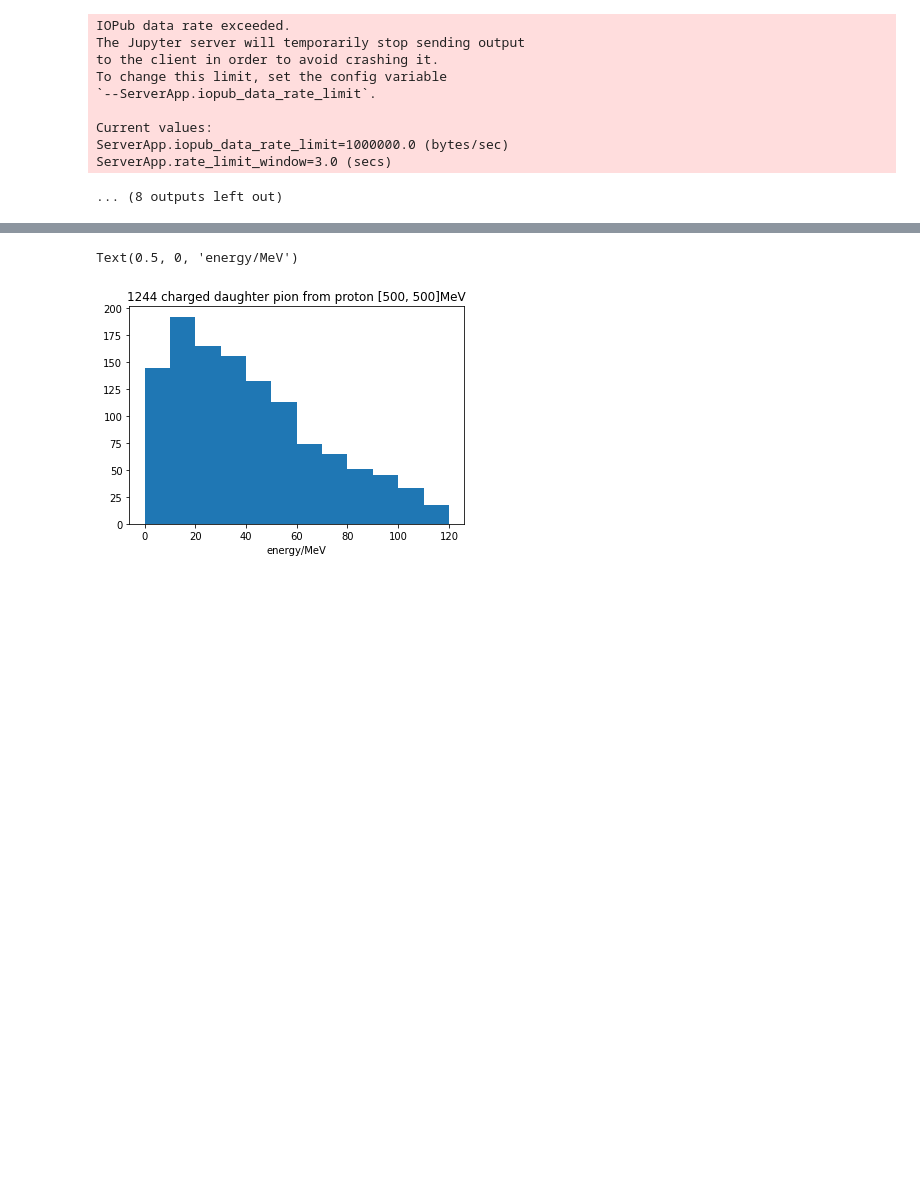
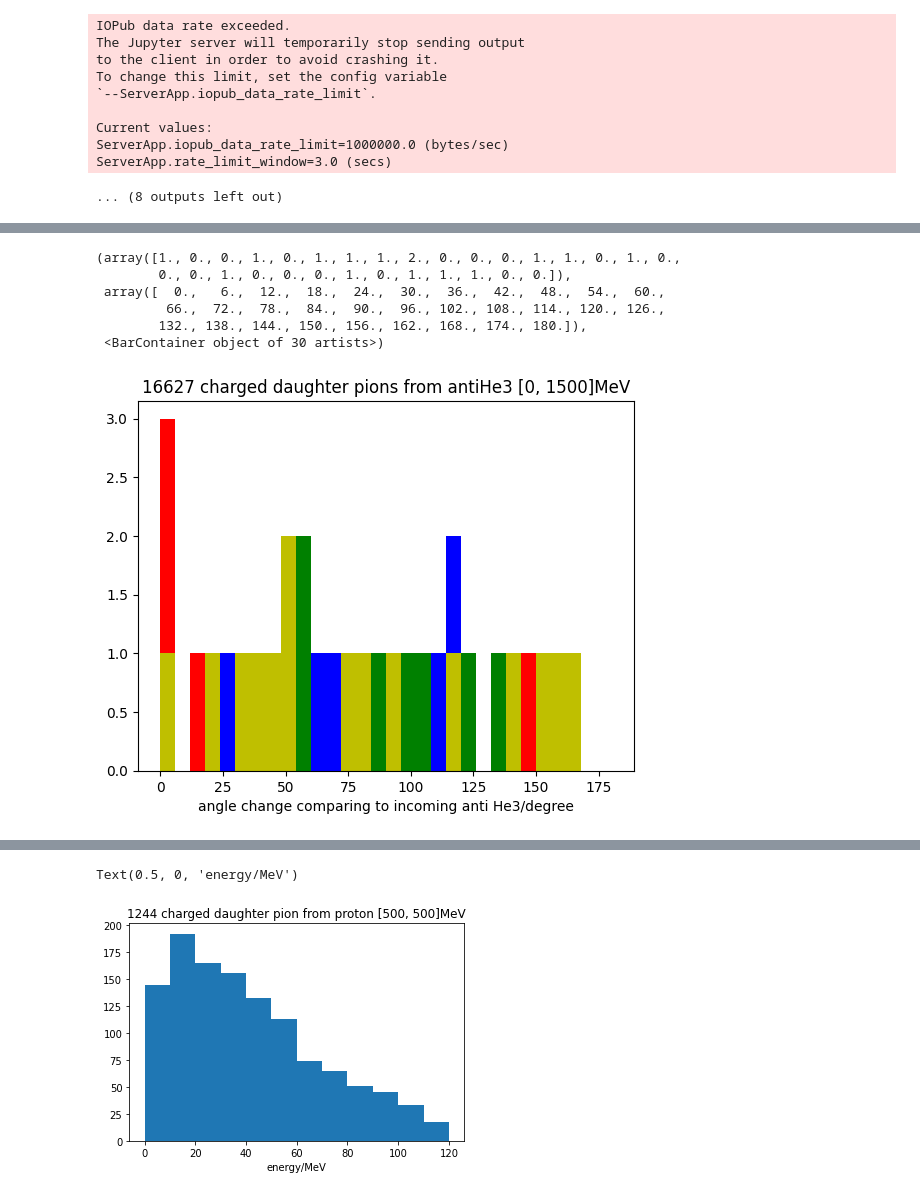
Before and after one commit to Eclipsedclaw/GRAMS, a Jupyter notebook: stats/charged_secondary_angle.ipynb, the cells around one changed output, grey strips where cells are left out. Cells and saved outputs as stored; diff of their text form; code cells hidden in the pictures; blank space fills up the shorter version.

```diff
--- a/stats/charged_secondary_angle.ipynb
+++ b/stats/charged_secondary_angle.ipynb
@@ -220,13 +223,21 @@ plt.title("{} charged secondaries in {} proton 500MeV events".format(len(N_Charg
 # %%
 N_A_pion = list(chain.from_iterable(A_pion))
-plt.hist(N_A_pion, range = [0, 180], bins = 30)
+#plt.hist(N_A_pion, range = [0, 180], bins = 30)
 plt.title("%d charged daughter pions from antiHe3 [0, 1500]MeV"%len(N_A_pion))
 plt.xlabel("angle change comparing to incoming anti He3/degree")
 
 plt.hist(A_pion[1], range = [0, 180], bins = 30, color = 'r')
 plt.hist(A_pion[2], range = [0, 180], bins = 30, color = 'b')
 plt.hist(A_pion[3], range = [0, 180], bins = 30, color = 'g')
 plt.hist(A_pion[5], range = [0, 180], bins = 30, color = 'y')
+# %% [output]
+(array([1., 0., 0., 1., 0., 1., 1., 1., 2., 0., 0., 0., 1., 1., 0., 1., 0.,
+        0., 0., 1., 0., 0., 0., 1., 0., 1., 1., 1., 0., 0.]),
+ array([  0.,   6.,  12.,  18.,  24.,  30.,  36.,  42.,  48.,  54.,  60.,
+         66.,  72.,  78.,  84.,  90.,  96., 102., 108., 114., 120., 126.,
+        132., 138., 144., 150., 156., 162., 168., 174., 180.]),
+ <BarContainer object of 30 artists>)
+[figure, added]
 # %%
 plt.hist(PeD_temp, range=[0.5, 200], bins=20)
 plt.title("penetration depth of %d reached LArTPC events"%(len(PeD_temp)))
```
Also changed, not shown: parts of 3 cells of this notebook, 1 other file.
